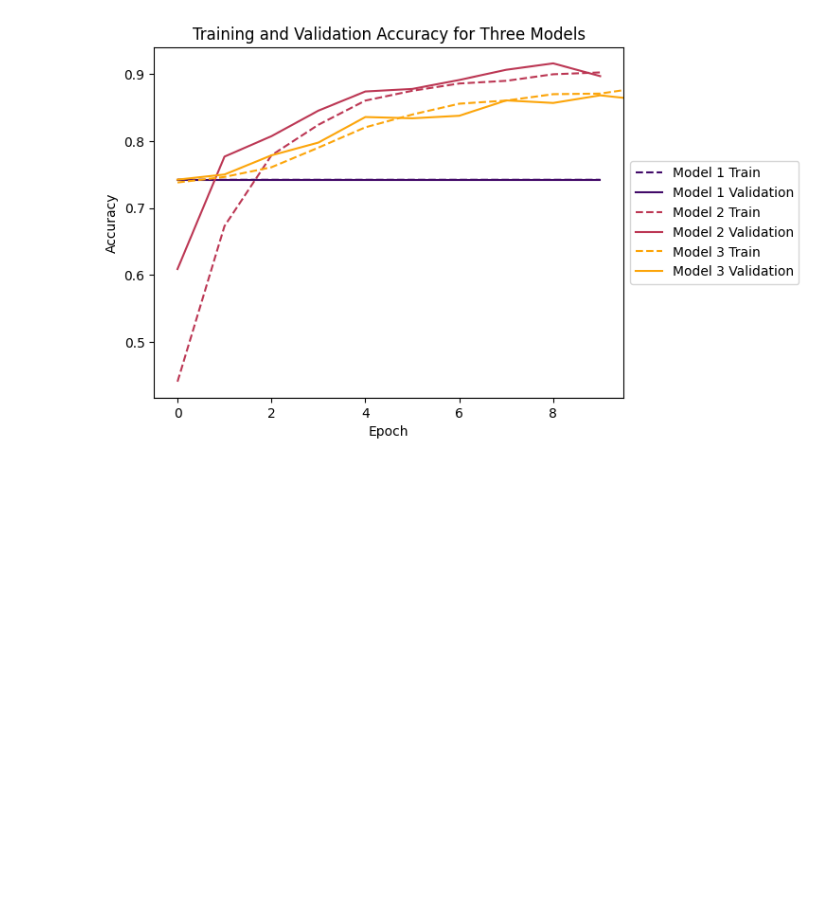
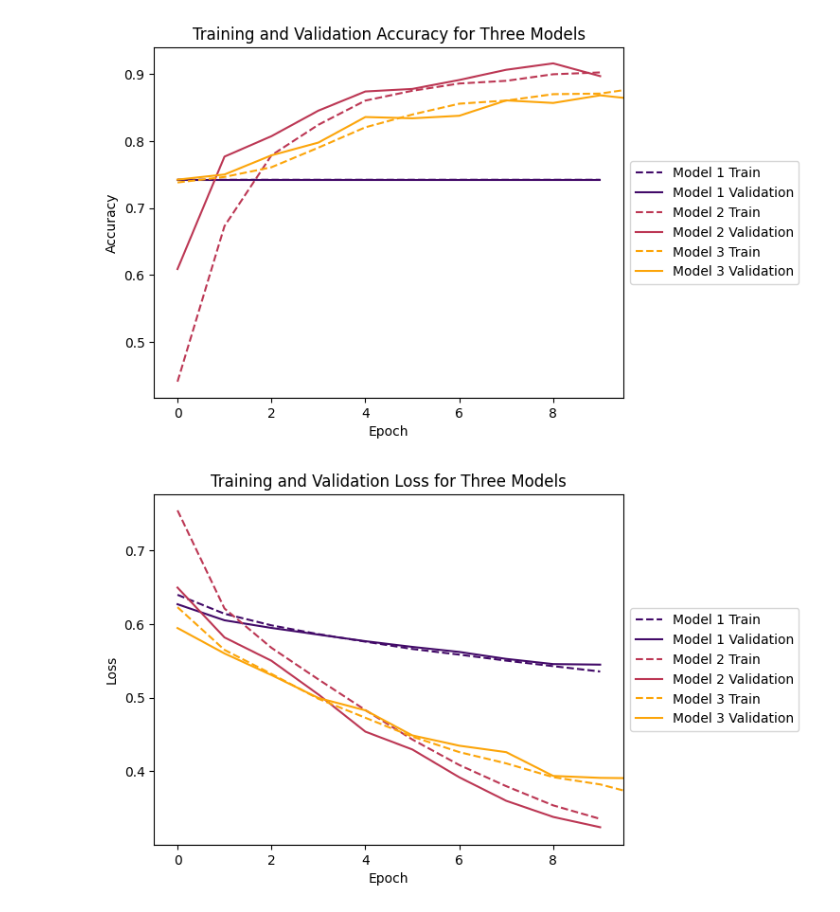
Before and after one commit to eecoubrough/Keras_Assignment, a Jupyter notebook: Part_1_binary.ipynb, the cells around one changed output. Cells and saved outputs as stored; diff of their text form; code cells hidden in the pictures; blank space fills up the shorter version.

```diff
--- a/Part_1_binary.ipynb
+++ b/Part_1_binary.ipynb
@@ -581,3 +581,39 @@ plt.legend(loc='center left', bbox_to_anchor=(1, 0.5))
 plt.show()
 # %% [output]
 [figure]
+# %%
+# Create colour palette by getting three colors from the Inferno colormap
+colours = [cm.inferno(0.2), cm.inferno(0.5), cm.inferno(0.8)]
+
+# Plot training loss for Model 1 (dashed line)
+plt.plot(history_1.history['loss'], label='Model 1 Train', linestyle='dashed', color=colours[0])
+# Plot validation loss for Model 1 (solid line)
+plt.plot(history_1.history['val_loss'], label='Model 1 Validation', color=colours[0])
+
+# Plot training loss for Model 2 (dashed line)
+plt.plot(history_2.history['loss'], label='Model 2 Train', linestyle='dashed', color=colours[1])
+# Plot validation loss for Model 2 (solid line)
+plt.plot(history_2.history['val_loss'], label='Model 2 Validation', color=colours[1])
+
+# Plot training loss for Model 3 (dashed line)
+plt.plot(history_3.history['loss'], label='Model 3 Train', linestyle='dashed', color=colours[2])
+# Plot validation loss for Model 3 (solid line)
+plt.plot(history_3.history['val_loss'], label='Model 3 Validation', color=colours[2])
+
+# Add plot title
+plt.title('Training and Validation Loss for Three Models')
+
+# Add axis labels
+plt.xlabel('Epoch')
+plt.ylabel('Loss')
+
+# Set x-axis limit to 10 epochs
+plt.xlim(-0.5, 9.5)
+
+# Add plot legend to the right of the plot
+plt.legend(loc='center left', bbox_to_anchor=(1, 0.5))
+
+# Show plot
+plt.show()
+# %% [output]
+[figure, added]
```
